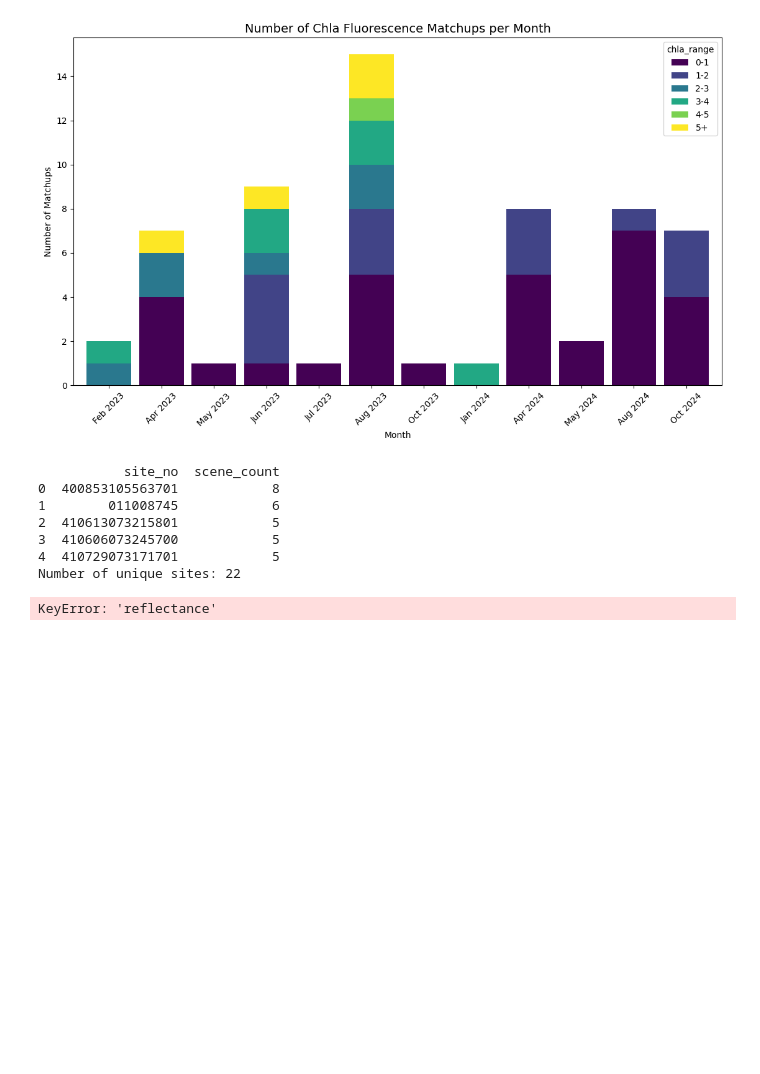
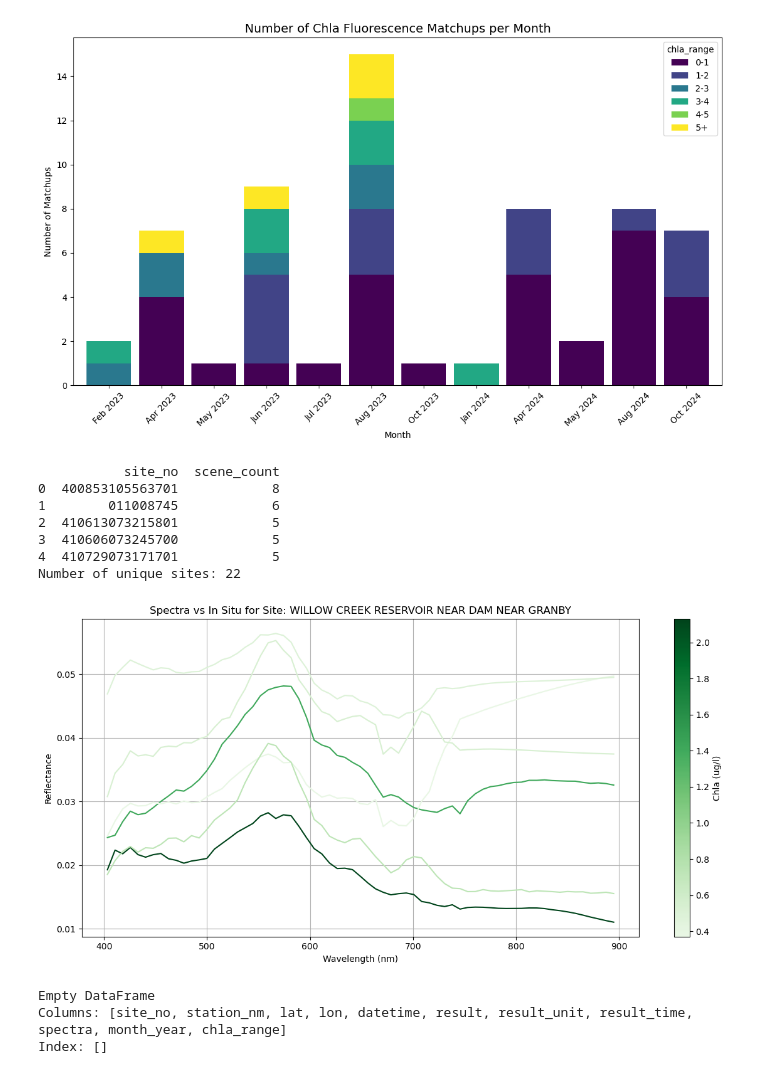
Before and after one commit to carlwgoodwin/usgs-emit_matchup, a Jupyter notebook: usgs_appeears2.ipynb, the cells around one changed output. Drawn from its saved outputs; the diff is of its cells as text; code cells hidden in the pictures; blank space fills up the shorter version.

Commit message:
Fix error for appeears workflow

```diff
--- a/usgs_appeears2.ipynb
+++ b/usgs_appeears2.ipynb
@@ -257,7 +258,7 @@ Number of unique sites: 22
 # %%
 
 # select a site to plot
-site_no_plot = '295826095082200'
+site_no_plot = '400853105563701'
 site_scenes = results[results['site_no'] == site_no_plot]
 
 # explode the spectra
@@ -274,31 +275,38 @@ for index, row in site_scenes.iterrows():
         })
 spectra_df = pd.DataFrame(spectra_list)
 
 # remove invalid spectra and limit sides to 1000
 spectra_df['reflectance'] = spectra_df['reflectance'].replace(-9999, np.nan)
 spectra_df['reflectance'] = spectra_df['reflectance'].where(abs(spectra_df['reflectance'] - (-0.01)) > 1e-8, np.nan)
 spectra_df['reflectance'] = spectra_df['reflectance'].where(spectra_df['reflectance'] >= 0, np.nan)
 spectra_df = spectra_df[(spectra_df['wavelength'] >= 400) & (spectra_df['wavelength'] <= 900)]
 
 # set colour map
 norm = mcolors.Normalize(vmin=site_scenes['result'].min(), vmax=site_scenes['result'].max())
 cmap = cm.Greens
 cmap = cmap(np.linspace(0.1, 1, cmap.N))
 cmap = mcolors.ListedColormap(cmap)
 
 # plot the spectra
 plt.figure(figsize=(12, 6))
 for datetime, group in spectra_df.groupby('datetime'):
     result_label = group['result'].iloc[0]
     color = cmap(norm(result_label))
     plt.plot(group['wavelength'], group['reflectance'], color=color, label=datetime.strftime('%Y-%m-%d %H:%M:%S'))
 
 plt.xlabel('Wavelength (nm)')
 plt.ylabel('Reflectance')
 plt.title(f"Spectra vs In Situ for Site: {site_scenes['station_nm'].iloc[0]}")
 plt.colorbar(cm.ScalarMappable(norm=norm, cmap=cmap), ax=plt.gca(), label='Chla (ug/l)', orientation='vertical')
 plt.grid(True)
 plt.tight_layout()
 plt.show()
 # %% [output]
-KeyError: 'reflectance'
+[figure, added]
+# %%
+site_scenes = results[results['site_no'] == site_no_plot]
+print(site_scenes.head())
+# %% [output]
+Empty DataFrame
+Columns: [site_no, station_nm, lat, lon, datetime, result, result_unit, result_time, spectra, month_year, chla_range]
+Index: []
```
Also changed, not shown: parts of 2 cells of this notebook.
